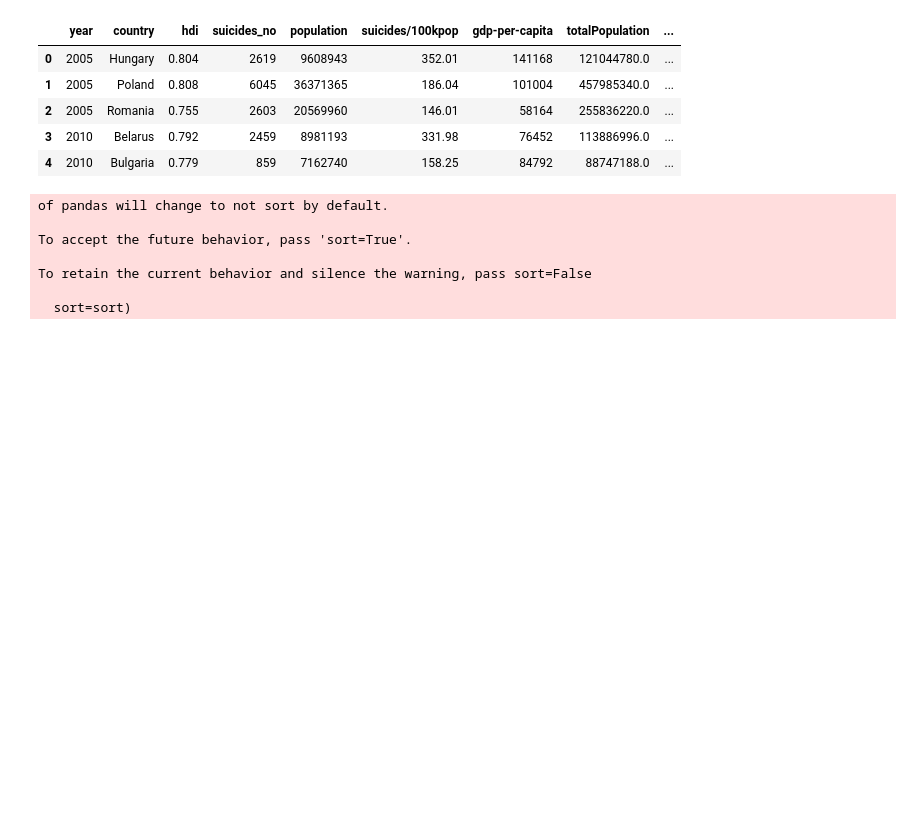
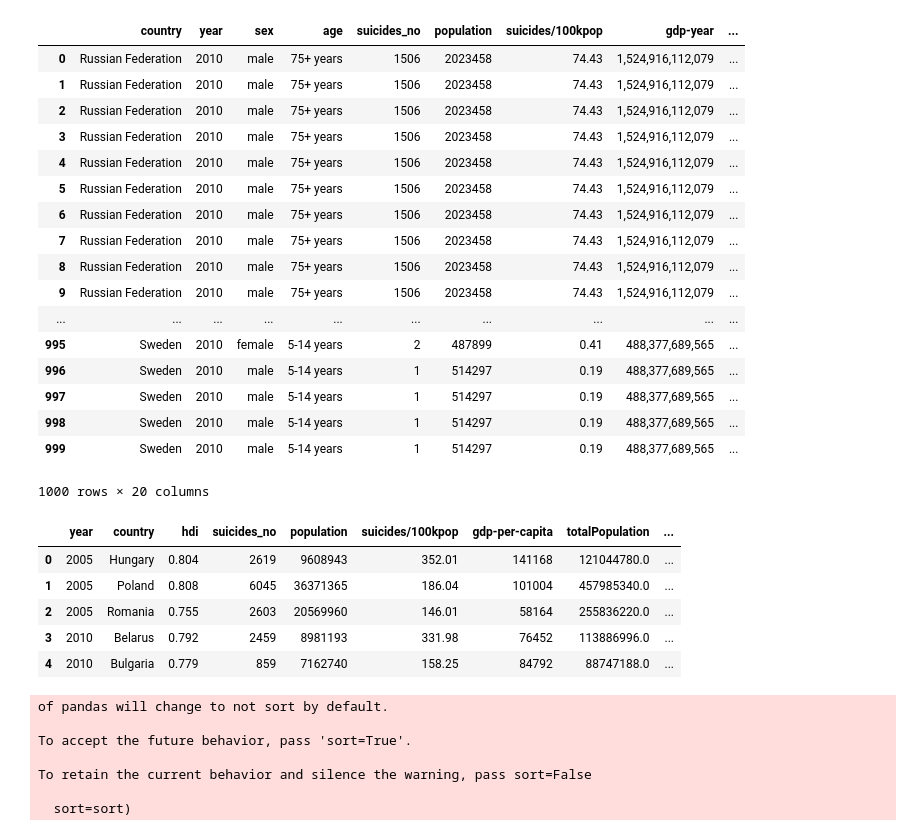
Before and after one commit to Eudess/suicide-data-science, a Jupyter notebook: suicide_analytics.ipynb, the cells around one changed output. Cells and saved outputs as stored; diff of their text form; code cells hidden in the pictures; blank space fills up the shorter version.

Commit message:
Add coluna de clima e separando nação que vamos trabalhar

```diff
--- a/suicide_analytics.ipynb
+++ b/suicide_analytics.ipynb
@@ -28,8 +28,8 @@ users_internet_df = pd.read_csv(users_internet_csv, sep=";")
 gender_inequality_df = pd.read_csv(gender_inequality_csv)
 employmentto_population_df = pd.read_csv(employmentto_population_csv)
 positive_negative_df = pd.read_csv(positive_negative_csv, sep=";")
-climate_russia_df = pd.read_csv(climate_russia_csv, sep=";")
-climate_sweden_df = pd.read_csv(climate_sweden_csv, sep=";")
+climate_russia_df = pd.read_csv(climate_russia_csv)
+climate_sweden_df = pd.read_csv(climate_sweden_csv)
 # %%
 #Fazendo cópias do Dataframe para trabalhar com as cópias.
 suicide = suicide_df.copy()
@@ -75,8 +75,8 @@ positive_negative.drop("Most people can be trusted, WVS round 1994-1998", axis=1
 positive_negative.drop("Most people can be trusted, WVS round 1999-2004", axis=1, inplace=True)
 positive_negative.drop("Most people can be trusted, WVS round 2005-2009", axis=1, inplace=True)
 positive_negative.drop("Most people can be trusted, WVS round 2010-2014", axis=1, inplace=True)
-#climate_russia.drop("ISO3", axis=1, inplace=True)
-#climate_sweden.drop("ISO3", axis=1, inplace=True)
+climate_russia.drop("ISO3", axis=1, inplace=True)
+climate_sweden.drop("ISO3", axis=1, inplace=True)
 # %%
 #Junatando suicidio com continentes, para obter os nomes dos continentes e sub-regiões.
 add_continent = pd.merge(suicide,country_continent,on=["country"], how="inner")
@@ -104,10 +101,29 @@ result = pd.merge(add_employmentto_population, positive_negative,on=["country","
 # %%
-#russia_df= result[(result["country"] == "Russian Federation")]
-#sweden_df= result[(result["country"] == "Sweden") & (result["year"] > 2005)]
+russia_df= result[(result["country"] == "Russian Federation")]
+sweden_df= result[(result["country"] == "Sweden") & (result["year"] > 2005)]
 # %%
-#russia = pd.merge(russia_df,climate_russia,on=["country","year"], how="inner")
-#sweden = pd.merge(sweden_df,climate_sweden,on=["country","year"], how="inner")
+russia = pd.merge(russia_df,climate_russia,on=["country","year"], how="inner")
+sweden = pd.merge(sweden_df,climate_sweden,on=["country","year"], how="inner")
 # %%
-#myGroup = pd.merge(russia,sweden, how="outer")
-#myGroup.head(100)
+myGroup = pd.merge(russia,sweden, how="outer")
+myGroup.head(1000)
+# %% [output]
+|  | country | year | sex | age | suicides_no | population | suicides/100kpop | gdp-year | ... |
+| 0 | Russian Federation | 2010 | male | 75+ years | 1506 | 2023458 | 74.43 | 1,524,916,112,079 | ... |
+| 1 | Russian Federation | 2010 | male | 75+ years | 1506 | 2023458 | 74.43 | 1,524,916,112,079 | ... |
+| 2 | Russian Federation | 2010 | male | 75+ years | 1506 | 2023458 | 74.43 | 1,524,916,112,079 | ... |
+| 3 | Russian Federation | 2010 | male | 75+ years | 1506 | 2023458 | 74.43 | 1,524,916,112,079 | ... |
+| 4 | Russian Federation | 2010 | male | 75+ years | 1506 | 2023458 | 74.43 | 1,524,916,112,079 | ... |
+| 5 | Russian Federation | 2010 | male | 75+ years | 1506 | 2023458 | 74.43 | 1,524,916,112,079 | ... |
+| 6 | Russian Federation | 2010 | male | 75+ years | 1506 | 2023458 | 74.43 | 1,524,916,112,079 | ... |
+| 7 | Russian Federation | 2010 | male | 75+ years | 1506 | 2023458 | 74.43 | 1,524,916,112,079 | ... |
+| 8 | Russian Federation | 2010 | male | 75+ years | 1506 | 2023458 | 74.43 | 1,524,916,112,079 | ... |
+| 9 | Russian Federation | 2010 | male | 75+ years | 1506 | 2023458 | 74.43 | 1,524,916,112,079 | ... |
+| ... | ... | ... | ... | ... | ... | ... | ... | ... | ... |
+| 995 | Sweden | 2010 | female | 5-14 years | 2 | 487899 | 0.41 | 488,377,689,565 | ... |
+| 996 | Sweden | 2010 | male | 5-14 years | 1 | 514297 | 0.19 | 488,377,689,565 | ... |
+| 997 | Sweden | 2010 | male | 5-14 years | 1 | 514297 | 0.19 | 488,377,689,565 | ... |
+| 998 | Sweden | 2010 | male | 5-14 years | 1 | 514297 | 0.19 | 488,377,689,565 | ... |
+| 999 | Sweden | 2010 | male | 5-14 years | 1 | 514297 | 0.19 | 488,377,689,565 | ... |
+1000 rows × 20 columns
 # %%
```
Also changed, not shown: parts of 2 cells of this notebook.
